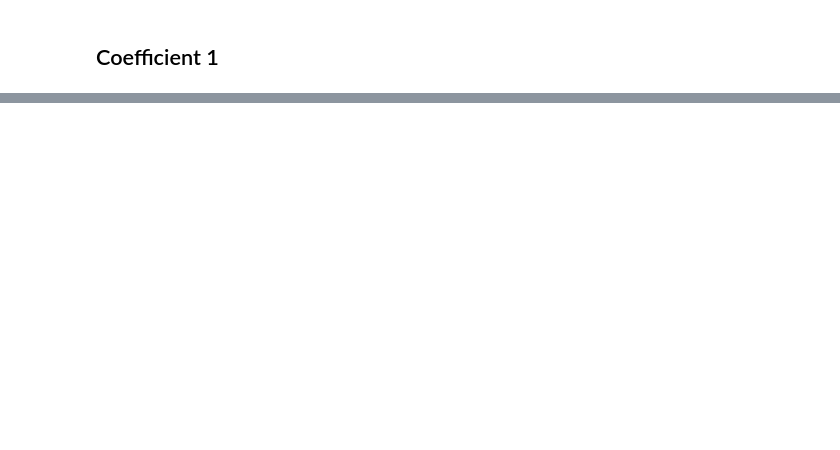
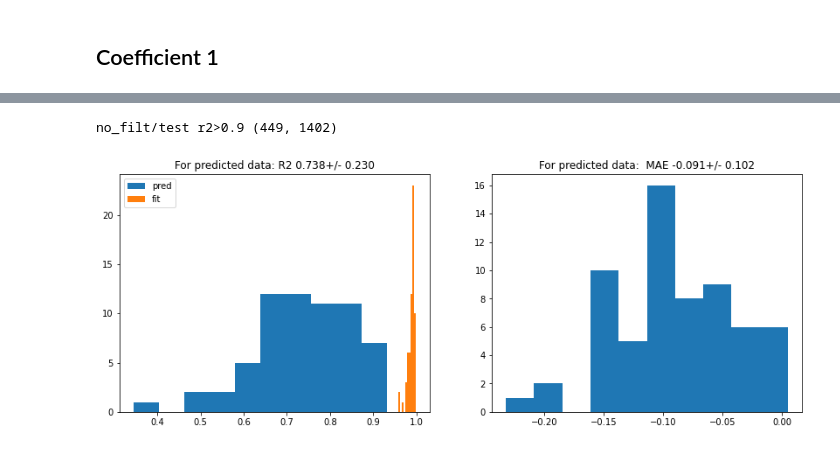
Before and after one commit to MarinaKrivova/DrugProfiles_2, a Jupyter notebook: Part_2_Train_Test_All_drugs.ipynb, the cells around one changed output, grey strips where cells are left out. Cells and saved outputs as stored; diff of their text form; code cells hidden in the pictures; blank space fills up the shorter version.

```diff
--- a/Part_2_Train_Test_All_drugs.ipynb
+++ b/Part_2_Train_Test_All_drugs.ipynb
@@ -538,26 +284,38 @@ for i in range(1,5):
+# %%
+filteting = "no_filt"
+_FOLDER_3= _FOLDER_2 + filteting + "/"
+model_dict = {}
+scaler_dict = {}
+
+for i in range(1,5):
+    model_dict[i]= joblib.load(_FOLDER_3+ "SVR_" + str(i) + ".sav")
+    scaler_dict[i]= joblib.load(_FOLDER_2+ "scaler_" + str(i) + ".sav")
 # %%
 training_details = filteting +"/test"
 df = test_small
 test_pred =  ReconstructSVR_all_drugs(df, all_columns, "sigmoid_4_param",
                                       conc_columns, response_norm, n_coef = 4,
-                                      recompute_predictions = False,
+                                      recompute_predictions = True,
                                       model_dict=model_dict, scaler_dict=scaler_dict,
                                       training_details=training_details, drop_columns=True)
-print(test_pred.shape)
+print(training_details, "r2>0.9", test_pred.shape)
 #statistics by drug
 gr = test_pred.groupby("DRUG_ID")[["sigmoid_4_param_r2","pred_fit_r2", "mae_pred"]].mean()
 gr
 
 fig = plt.figure(figsize=(14, 5))
 fig.subplots_adjust(hspace=0.4)
 
 ax = fig.add_subplot(121) #fig.add_subplot(ROW,COLUMN,POSITION)
 ax.hist(gr["pred_fit_r2"], label= "pred")
 ax.hist(gr["sigmoid_4_param_r2"], label= "fit")
 ax.legend()
 
 ax.set_title("For predicted data: R2 %0.3f+/- %0.3f" % (gr["pred_fit_r2"].mean(), 2*gr["pred_fit_r2"].std()))
 
 ax = fig.add_subplot(122)
 ax.hist(gr["mae_pred"])
 ax.set_title("For predicted data:  MAE %0.3f+/- %0.3f" % (gr["mae_pred"].mean(), 2*gr["mae_pred"].std()));
+# %% [output]
+no_filt/test r2>0.9 (449, 1402)
+[figure, added]
```
Also changed, not shown: parts of 21 cells of this notebook, 3 other files.
